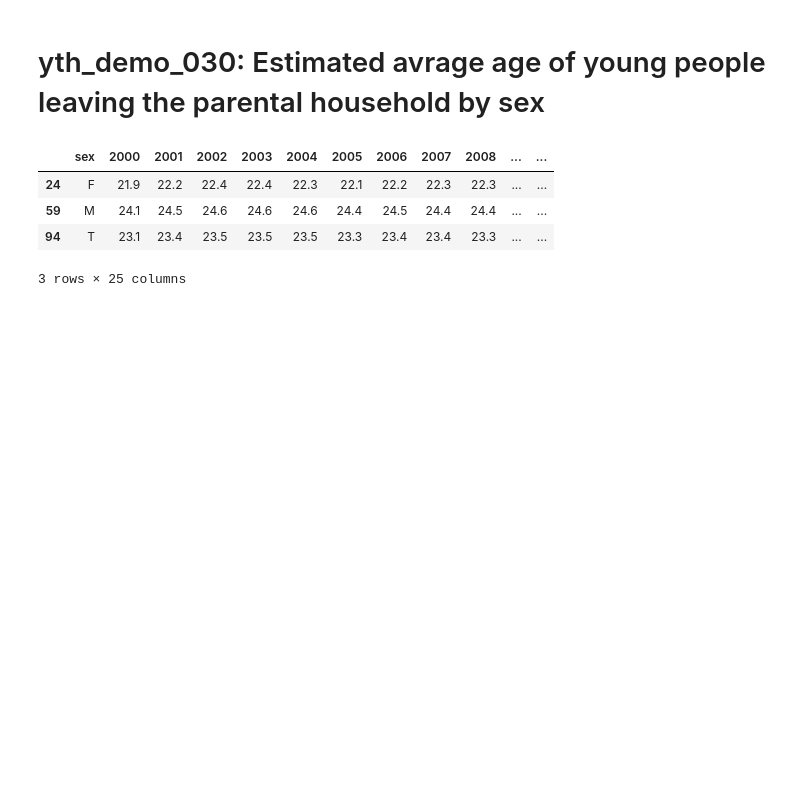
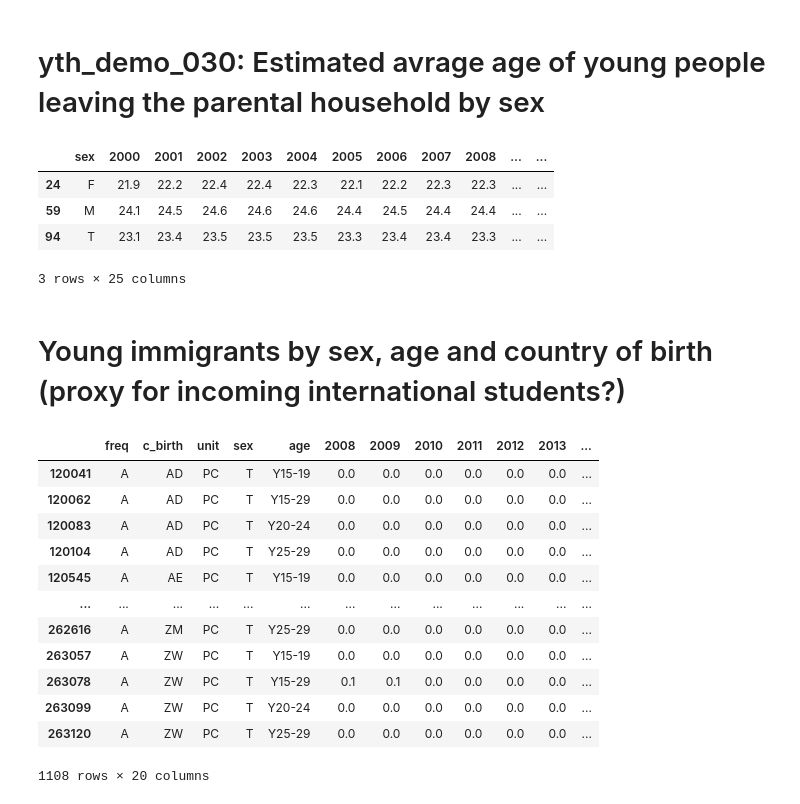
Before and after one commit to AnneLouisedb/Causality_Eurostat, a Jupyter notebook: research_outline.ipynb, the cells around one changed output. Drawn from its saved outputs; the diff is of its cells as text; code cells hidden in the pictures; blank space fills up the shorter version.

```diff
--- a/research_outline.ipynb
+++ b/research_outline.ipynb
@@ -329,3 +330,31 @@ df_n
 | 59 | M | 24.1 | 24.5 | 24.6 | 24.6 | 24.6 | 24.4 | 24.5 | 24.4 | 24.4 | ... | ... |
 | 94 | T | 23.1 | 23.4 | 23.5 | 23.5 | 23.5 | 23.3 | 23.4 | 23.4 | 23.3 | ... | ... |
 3 rows × 25 columns
+# %% [markdown]
+# Young immigrants by sex, age and country of birth (proxy for incoming international students?)
+# %%
+df_n = eurostat.get_data_df('yth_demo_070')
+df_n.rename({'geo\TIME_PERIOD':'geo'},inplace=True,axis=1)
+
+df_n['country'] = df_n['geo'].replace(eurostat_dictionary)
+df_n.drop(['geo'],axis=1,inplace=True)
+df_n.drop(['agedef'],axis=1,inplace=True)
+df_n = df_n[df_n['unit'] == 'PC']
+df_n = df_n[df_n['sex'] == 'T']
+df_n = df_n[df_n['country'] == COUNTRY]
+df_n
+# df_n.sum(axis=0)
+# %% [output]
+|  | freq | c_birth | unit | sex | age | 2008 | 2009 | 2010 | 2011 | 2012 | 2013 | ... |
+| 120041 | A | AD | PC | T | Y15-19 | 0.0 | 0.0 | 0.0 | 0.0 | 0.0 | 0.0 | ... |
+| 120062 | A | AD | PC | T | Y15-29 | 0.0 | 0.0 | 0.0 | 0.0 | 0.0 | 0.0 | ... |
+| 120083 | A | AD | PC | T | Y20-24 | 0.0 | 0.0 | 0.0 | 0.0 | 0.0 | 0.0 | ... |
+| 120104 | A | AD | PC | T | Y25-29 | 0.0 | 0.0 | 0.0 | 0.0 | 0.0 | 0.0 | ... |
+| 120545 | A | AE | PC | T | Y15-19 | 0.0 | 0.0 | 0.0 | 0.0 | 0.0 | 0.0 | ... |
+| ... | ... | ... | ... | ... | ... | ... | ... | ... | ... | ... | ... | ... |
+| 262616 | A | ZM | PC | T | Y25-29 | 0.0 | 0.0 | 0.0 | 0.0 | 0.0 | 0.0 | ... |
+| 263057 | A | ZW | PC | T | Y15-19 | 0.0 | 0.0 | 0.0 | 0.0 | 0.0 | 0.0 | ... |
+| 263078 | A | ZW | PC | T | Y15-29 | 0.1 | 0.1 | 0.0 | 0.0 | 0.0 | 0.0 | ... |
+| 263099 | A | ZW | PC | T | Y20-24 | 0.0 | 0.0 | 0.0 | 0.0 | 0.0 | 0.0 | ... |
+| 263120 | A | ZW | PC | T | Y25-29 | 0.0 | 0.0 | 0.0 | 0.0 | 0.0 | 0.0 | ... |
+1108 rows × 20 columns
```
Also changed, not shown: parts of 10 cells of this notebook.
